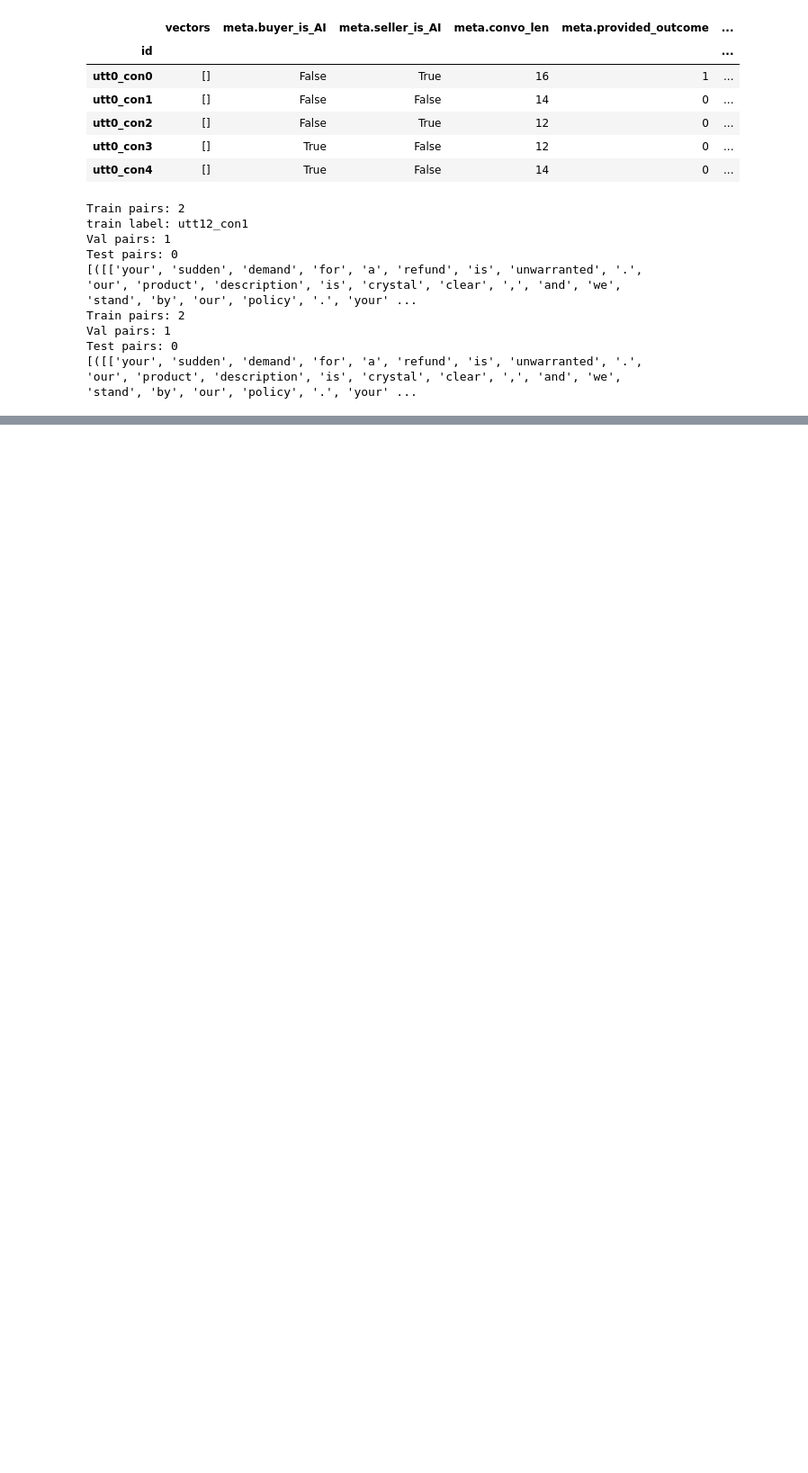
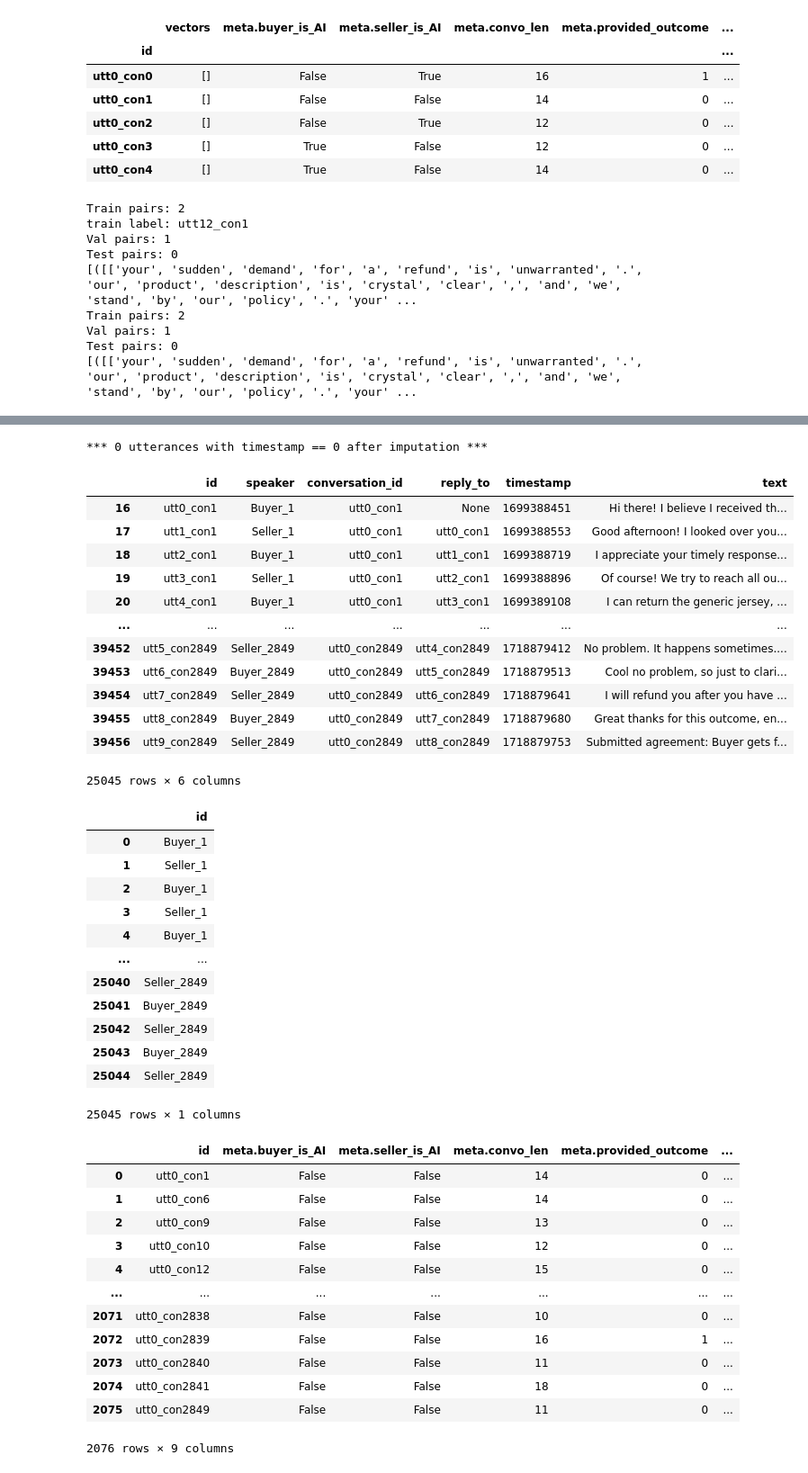
Before and after one commit to mishkin101/CRAFT_Disputes, a Jupyter notebook: src/notebooks/fine-tuning_testing.ipynb, the cells around one changed output, grey strips where cells are left out. Shown at 90% size. Saved outputs shown, nothing was run; the diff lists cells and outputs as text; code cells hidden in the pictures; blank space fills up the shorter version.

Commit message:
Checked tokenization capacity with wiki vocab, created all functionality for finetuning script. some optuna and mlflow tracking started

```diff
--- a/src/notebooks/fine-tuning_testing.ipynb
+++ b/src/notebooks/fine-tuning_testing.ipynb
@@ -258,0 +262,7 @@ Test pairs: 0
+# %%
+wiki_i2w = "/Users/mishkin/Desktop/Research/CRAFT_Disputes/CRAFT_Disputes/src/data/nn_preprocessing/wikiconv/index2word.json"
+wiki_w2i = "/Users/mishkin/Desktop/Research/CRAFT_Disputes/CRAFT_Disputes/src/data/nn_preprocessing/wikiconv/word2index.json"
+raw_data = DataProcesser(raw_filepath_kodis)
+raw_data_AI = DataProcesser(raw_filepath_kodis)
+raw_data.filterValidOutcomes()
+raw_data_AI.filterValidOutcomes(remove_AI=False)
@@ -258,0 +328,44 @@ Test pairs: 0
+# %%
+voc_wiki = loadPrecomputedVoc(corpus_name="wiki", word2index_path=wiki_w2i, index2word_path=wiki_i2w)
+corpus_kodis_no_AI = corp.corpusBuilder(raw_data)
+# %% [output]
+*** 0 utterances with timestamp == 0 after imputation ***
+|  | id | speaker | conversation_id | reply_to | timestamp | text |
+| 16 | utt0_con1 | Buyer_1 | utt0_con1 | None | 1699388451 | Hi there! I believe I received th... |
+| 17 | utt1_con1 | Seller_1 | utt0_con1 | utt0_con1 | 1699388553 | Good afternoon! I looked over you... |
+| 18 | utt2_con1 | Buyer_1 | utt0_con1 | utt1_con1 | 1699388719 | I appreciate your timely response... |
+| 19 | utt3_con1 | Seller_1 | utt0_con1 | utt2_con1 | 1699388896 | Of course! We try to reach all ou... |
+| 20 | utt4_con1 | Buyer_1 | utt0_con1 | utt3_con1 | 1699389108 | I can return the generic jersey, ... |
+| ... | ... | ... | ... | ... | ... | ... |
+| 39452 | utt5_con2849 | Seller_2849 | utt0_con2849 | utt4_con2849 | 1718879412 | No problem. It happens sometimes.... |
+| 39453 | utt6_con2849 | Buyer_2849 | utt0_con2849 | utt5_con2849 | 1718879513 | Cool no problem, so just to clari... |
+| 39454 | utt7_con2849 | Seller_2849 | utt0_con2849 | utt6_con2849 | 1718879641 | I will refund you after you have ... |
+| 39455 | utt8_con2849 | Buyer_2849 | utt0_con2849 | utt7_con2849 | 1718879680 | Great thanks for this outcome, en... |
+| 39456 | utt9_con2849 | Seller_2849 | utt0_con2849 | utt8_con2849 | 1718879753 | Submitted agreement: Buyer gets f... |
+25045 rows × 6 columns
+|  | id |
+| 0 | Buyer_1 |
+| 1 | Seller_1 |
+| 2 | Buyer_1 |
+| 3 | Seller_1 |
+| 4 | Buyer_1 |
+| ... | ... |
+| 25040 | Seller_2849 |
+| 25041 | Buyer_2849 |
+| 25042 | Seller_2849 |
+| 25043 | Buyer_2849 |
+| 25044 | Seller_2849 |
+25045 rows × 1 columns
+|  | id | meta.buyer_is_AI | meta.seller_is_AI | meta.convo_len | meta.provided_outcome | ... |
+| 0 | utt0_con1 | False | False | 14 | 0 | ... |
+| 1 | utt0_con6 | False | False | 14 | 0 | ... |
+| 2 | utt0_con9 | False | False | 13 | 0 | ... |
+| 3 | utt0_con10 | False | False | 12 | 0 | ... |
+| 4 | utt0_con12 | False | False | 15 | 0 | ... |
+| ... | ... | ... | ... | ... | ... | ... |
+| 2071 | utt0_con2838 | False | False | 10 | 0 | ... |
+| 2072 | utt0_con2839 | False | False | 16 | 1 | ... |
+| 2073 | utt0_con2840 | False | False | 11 | 0 | ... |
+| 2074 | utt0_con2841 | False | False | 18 | 0 | ... |
+| 2075 | utt0_con2849 | False | False | 11 | 0 | ... |
+2076 rows × 9 columns
```
Also changed, not shown: parts of 10 cells of this notebook, 12 other files.
